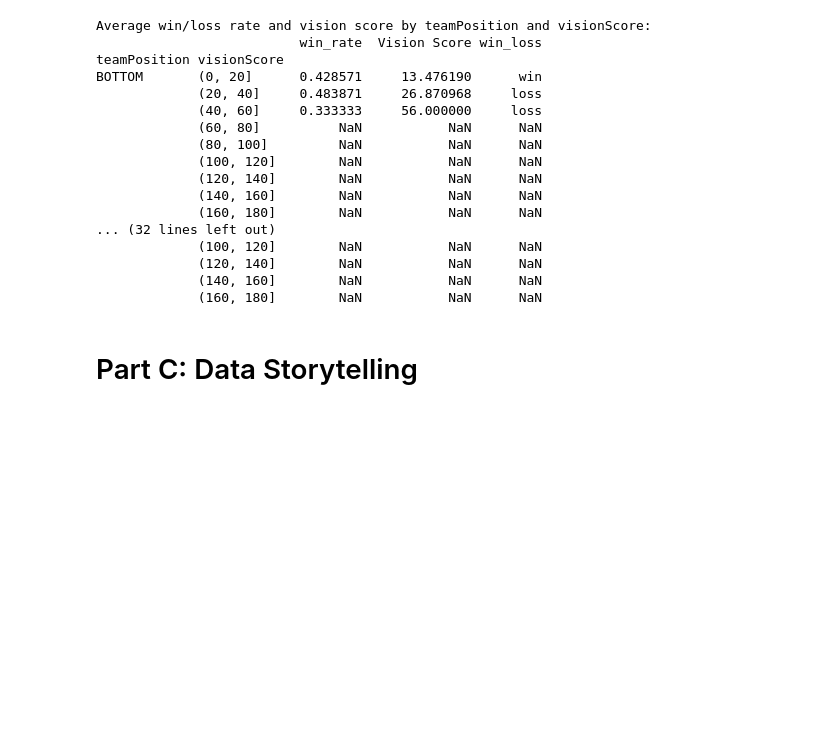
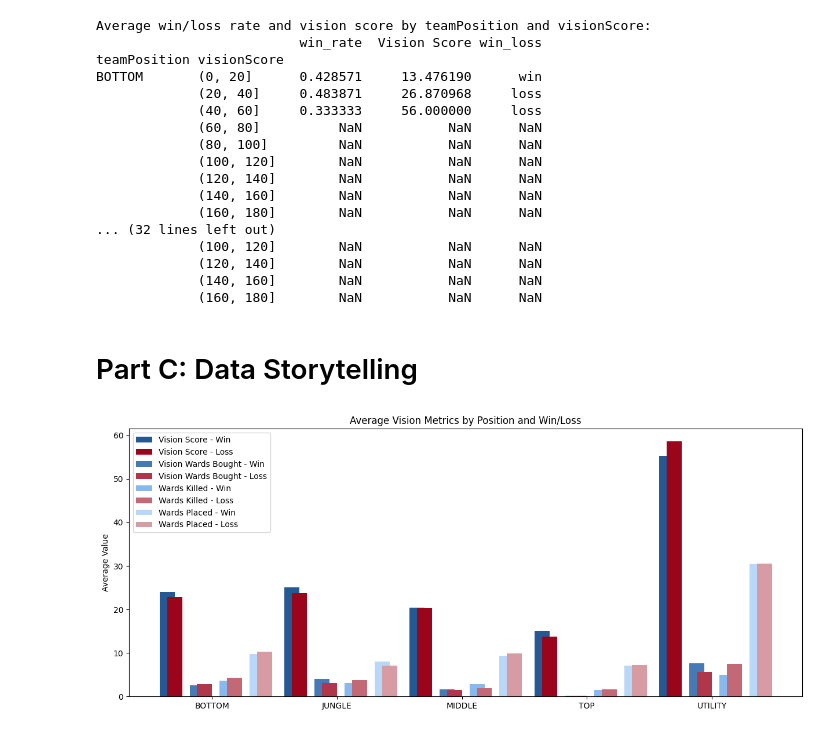
Before and after one commit to staticcasttype/blog3, a Jupyter notebook: blog3code.ipynb, the cells around one changed output. Saved outputs shown, nothing was run; the diff lists cells and outputs as text; code cells hidden in the pictures; blank space fills up the shorter version.

Commit message:
data visualization part 3 code added

```diff
--- a/blog3code.ipynb
+++ b/blog3code.ipynb
@@ -463,3 +463,52 @@ BOTTOM       (0, 20]      0.428571     13.476190      win
              (160, 180]        NaN           NaN      NaN
 # %% [markdown]
 # Part C: Data Storytelling
+# %%
+# Split the dataframe by win/loss
+df_win = df[df['win'] == True]
+df_loss = df[df['win'] == False]
+
+# Calculate the average values for each position
+position_avg_win = df_win.groupby('teamPosition').mean()[['visionScore', 'visionWardsBoughtInGame', 'wardsKilled', 'wardsPlaced']]
+position_avg_loss = df_loss.groupby('teamPosition').mean()[['visionScore', 'visionWardsBoughtInGame', 'wardsKilled', 'wardsPlaced']]
+
+
+# Set up the data for the bar chart
+labels = position_avg_win.index
+vision_score_win = position_avg_win['visionScore']
+vision_score_loss = position_avg_loss['visionScore']
+wards_bought_win = position_avg_win['visionWardsBoughtInGame']
+wards_bought_loss = position_avg_loss['visionWardsBoughtInGame']
+wards_killed_win = position_avg_win['wardsKilled']
+wards_killed_loss = position_avg_loss['wardsKilled']
+wards_placed_win = position_avg_win['wardsPlaced']
+wards_placed_loss = position_avg_loss['wardsPlaced']
+x = np.arange(len(labels))
+width = 0.12
+
+# Set up the colors for each feature
+win_colors = ['#245993', '#457ab4', '#87b9ef', '#b9d7f7']
+loss_colors = ['#9b051b', '#af3749', '#c36976', '#d79ba4']
+
+# Create the bar chart
+fig, ax = plt.subplots(figsize=(15, 6))
+rects1 = ax.bar(x - 3.0 * width, vision_score_win, width, label='Vision Score - Win', color=win_colors[0], bottom=0)
+rects2 = ax.bar(x - 2.5 * width, vision_score_loss, width, label='Vision Score - Loss', color=loss_colors[0], bottom=0)
+rects3 = ax.bar(x - 1.0 * width, wards_bought_win, width, label='Vision Wards Bought - Win', color=win_colors[1], bottom=0)
+rects4 = ax.bar(x - 0.5 * width, wards_bought_loss, width, label='Vision Wards Bought - Loss', color=loss_colors[1], bottom=0)
+rects5 = ax.bar(x + 1.0 * width, wards_killed_win, width, label='Wards Killed - Win', color=win_colors[2], bottom=0)
+rects6 = ax.bar(x + 1.5 * width, wards_killed_loss, width, label='Wards Killed - Loss', color=loss_colors[2], bottom=0)
+rects7 = ax.bar(x + 3.0 * width, wards_placed_win, width, label='Wards Placed - Win', color=win_colors[3], bottom=0)
+rects8 = ax.bar(x + 3.5 * width, wards_placed_loss, width, label='Wards Placed - Loss', color=loss_colors[3], bottom=0)
+
+# Add labels, title, and legend
+ax.set_xticks(x)
+ax.set_xticklabels(labels)
+ax.set_ylabel('Average Value')
+ax.set_title('Average Vision Metrics by Position and Win/Loss')
+ax.legend()
+
+# Show the plot
+plt.show()
+# %% [output]
+[figure, added]
```
Also changed, not shown: parts of 5 cells of this notebook.
